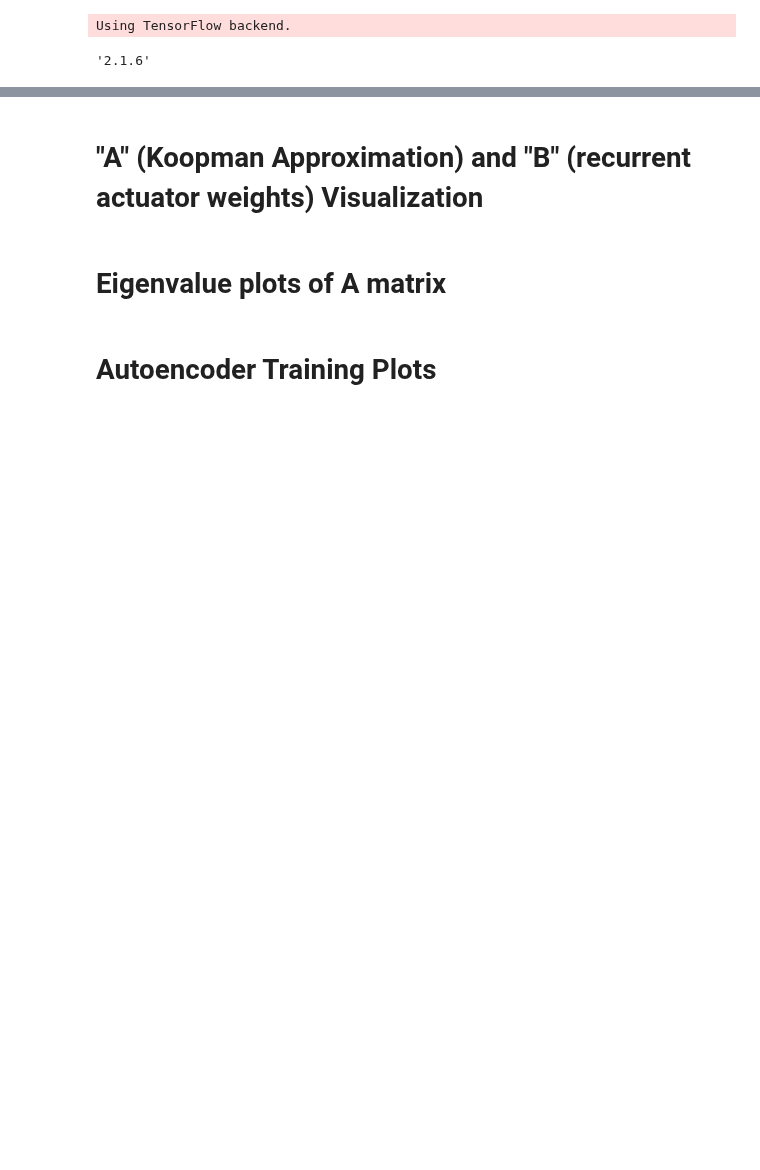
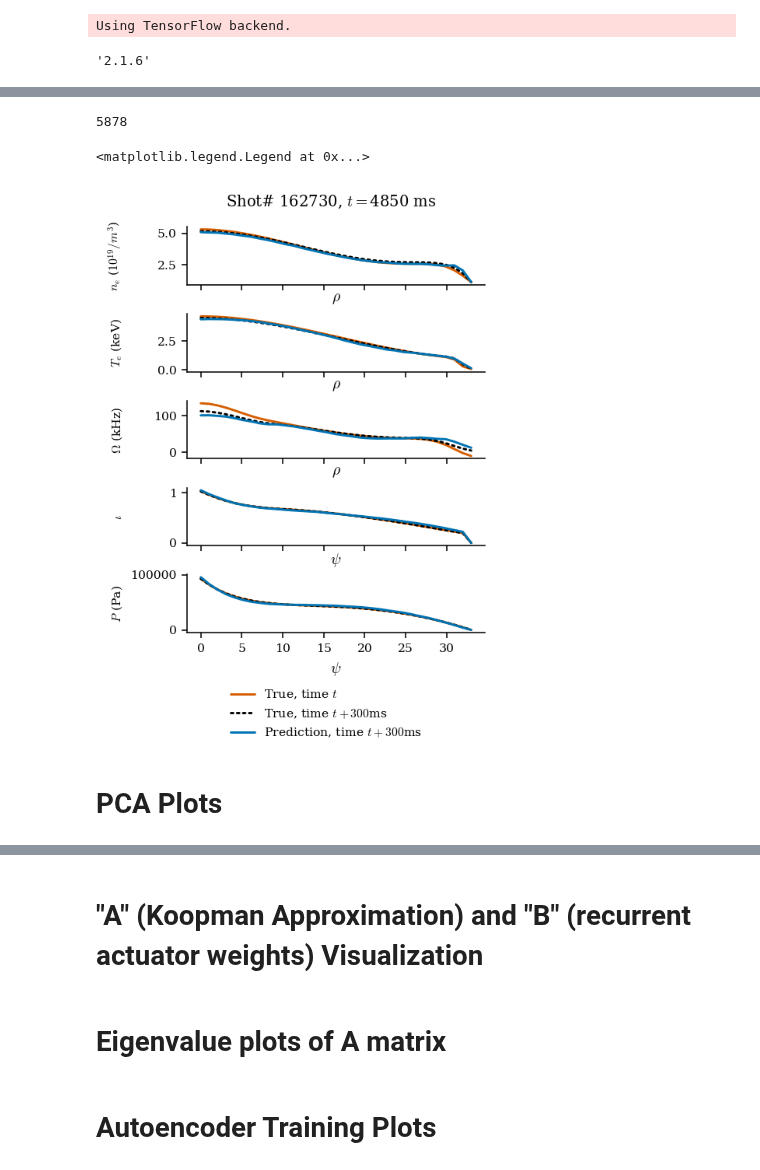
Before and after one commit to PlasmaControl/plasma-profile-predictor, a Jupyter notebook: notebooks/analyze-autoencoder-upd.ipynb, the cells around one changed output, grey strips where cells are left out. Cells and saved outputs as stored; diff of their text form; code cells hidden in the pictures; blank space fills up the shorter version.

```diff
--- a/notebooks/analyze-autoencoder-upd.ipynb
+++ b/notebooks/analyze-autoencoder-upd.ipynb
@@ -51,0 +399,58 @@ matplotlib.rcParams['figure.facecolor'] = (1,1,1,1)
+# %%
+# Model Prediction vs True
+
+good_indices = [5085,8351,1749,10746,7299,479,9980,5878,1297,12951]
+
+#index = np.random.randint(len(data_generator))
+index = good_indices[7]
+print(index)
+inputs, targets,_ = generator[index]
+profiles = ['dens','temp','rotation','q_EFIT02','press_EFIT02']
+
+shotnum = generator.cur_shotnum[0,0]
+shottime = generator.cur_times[0,-scenario['lookahead']-1]
+
+predictions=model.predict_on_batch(inputs)
+
+fig, axes = plt.subplots(len(profiles),1,sharex=True, figsize=(3.5,5))
+for j, profile in enumerate(profiles):
+    ax = axes[j]
+    inp = inputs['input_{}'.format(profile)][0][0].squeeze()
+    true = inputs['input_{}'.format(profile)][0][-1].squeeze()
+    pred = inputs['input_{}'.format(profile)][0][-1].squeeze() + predictions[0][0][-1][j*33:(j+1)*33].squeeze()
+
+    inp = helpers.normalization.denormalize_arr(inp,scenario['normalization_dict'][profile])
+    true = helpers.normalization.denormalize_arr(true,scenario['normalization_dict'][profile])
+    pred = helpers.normalization.denormalize_arr(pred,scenario['normalization_dict'][profile])
+
+    ax.plot(psi,inp,lw=1.5,label='True, time $t$',c=colorblind_colors[1])
+    ax.plot(psi,true,lw=1.5,label='True, time $t+300$ms',c='k',ls=':')
+    ax.plot(psi,pred,lw=1.5,label='Prediction, time $t+300$ms',c=colorblind_colors[0])
+
+    ax.set_ylabel(labels[profile],size=8)
+    ax.tick_params(axis='both', which='major', labelsize=8)
+    #ax.set_xticks([0,.5,1])
+    #ax.set_xlim(0,1)
+    if j in [0,1,2]:
+        ax.set_xlabel('$\\rho$',size=10)
+    if j in [3,4]:
+        ax.set_xlabel('$\psi$',size=10)
+fig.align_ylabels(axes)
+plt.subplots_adjust(top=.92, bottom=.18, hspace=0.5)
+fig.suptitle("Shot# {}, $t=${} ms".format(int(shotnum), int(shottime)),fontsize=10)
+fig.legend(handles=axes[0].lines,
+           labels=[line._label for line in axes[0].lines],
+           loc="upper center",
+           bbox_to_anchor=(0.6, 0.12),
+           frameon=False,
+           mode=None,
+           ncol=1,
+          fontsize=8)
+#fig.savefig('images/timeslice_{}.png'.format(index),bbox_inches='tight',pad_inches=0.1)
+#fig.savefig('images/timeslice_{}.pdf'.format(index),bbox_inches='tight',pad_inches=0.1)
+# %% [output]
+5878
+<matplotlib.legend.Legend at 0x...>
+[figure, added]
+# %% [markdown]
+# PCA Plots
```
Also changed, not shown: parts of 36 cells of this notebook, 4 other files.
